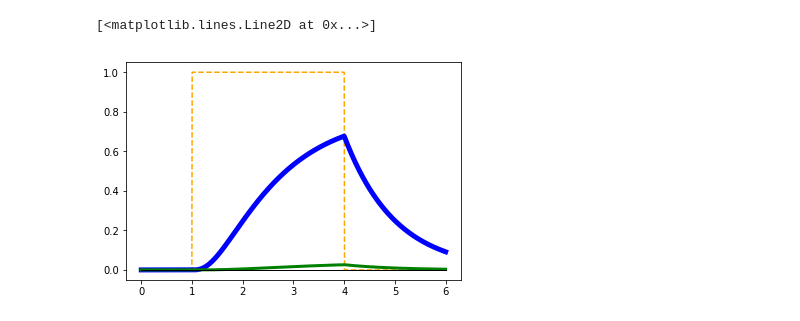
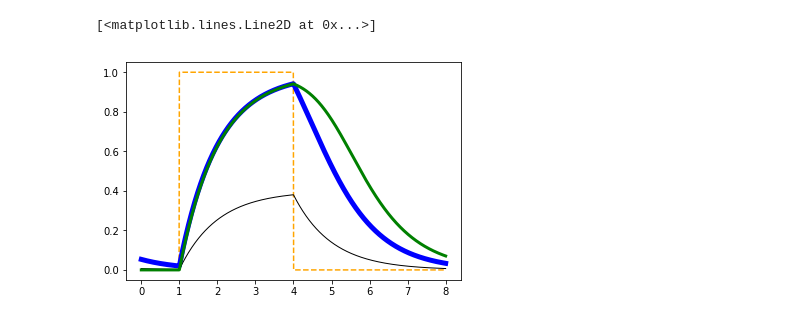
Before and after one commit to bayersin/FUCKA, a Jupyter notebook: FFL.ipynb, the cells around one changed output. Drawn from its saved outputs; the diff is of its cells as text; code cells hidden in the pictures.

```diff
--- a/FFL.ipynb
+++ b/FFL.ipynb
@@ -108,37 +627,39 @@ E3: at (time>4): Sx = 0;
 
 '''
 # %%
-# COHERENT 1 AND
+# COHERENT 1 OR
 
 start = 0
-end = 6
+end = 8
 steps = 1000
 
 
+r=te.loada(modelOR)
 
-r=te.loada(model)
-
-plt.figure(1)
-r.timeCourseSelections=['time', 'X', 'Y', 'Z', 'Sx', 'Sy', 'S', 'T', 'YY', 'ZZ', 'SSx', 'SSy']
+plt.figure(10)
+r.timeCourseSelections=['time', 'X', 'Y', 'Z', 'Sx', 'Sy', 'S', 'T']
 res = r.simulate(start, end, steps)
-
 
 
 r['P1']=1
 r['P2']=1
 r['P3']=1
 
-r['Kxy']=0.1
-r['Kyz']=0.5
+r['Kxy']=0.5
+r['Kyz']=0.7
 r['Kxz']=0.1
-r['KKyz']=5
 
-#print(np.amax(res))
 
+r.timeCourseSelections=['time', 'X', 'Y', 'Z', 'Sx', 'Sy', 'S', 'T']
+res = r.simulate(start, end, steps)
 plt.plot(res['time'], res['Sx'],'--',color='orange')
 plt.plot(res['time'], res['Z'], linewidth=5, color='blue')
-plt.plot(res['time'], res['ZZ'], linewidth=3, color='green')
 plt.plot(res['time'], res['T'], linewidth=1, color='black')
+
+r.reset()
+r['Kyz']=0.3
+res=r.simulate(start, end, steps)
+plt.plot(res['time'], res['Z'], linewidth=3, color='green')
 # %% [output]
 [<matplotlib.lines.Line2D at 0x...>]
-[figure, old version]
+[figure, new version]
```
Also changed, not shown: parts of 20 cells of this notebook.
